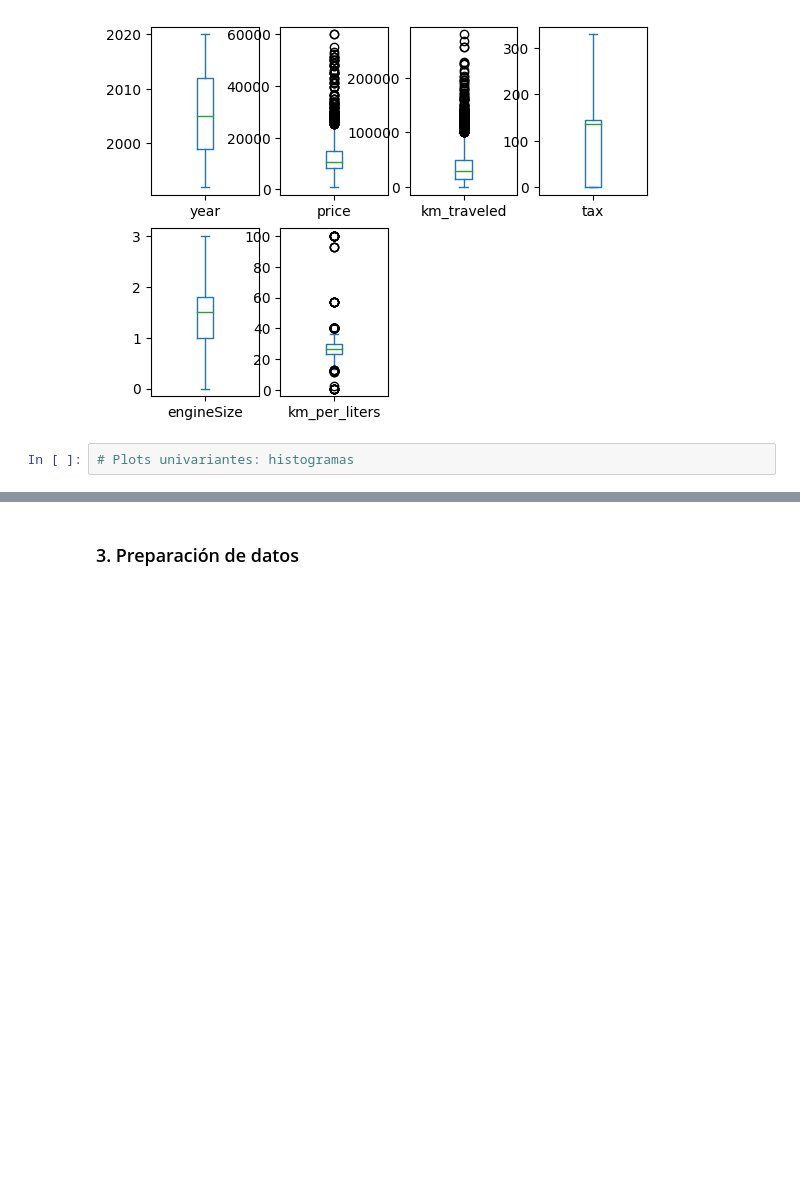
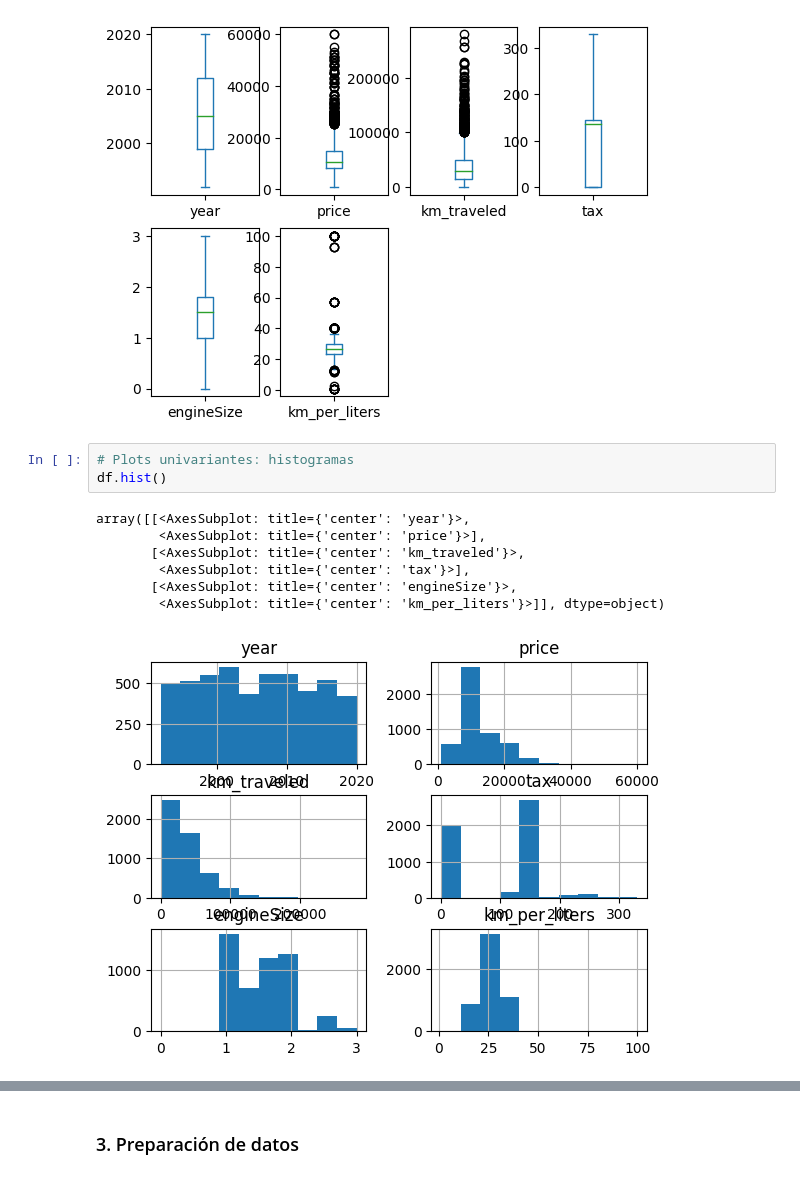
Before and after one commit to ricardoahumada/-Pythor_for_Data_Science, a Jupyter notebook: proyecto/project_process.ipynb, the cells around one changed output, grey strips where cells are left out. Saved outputs shown, nothing was run; the diff lists cells and outputs as text; blank space fills up the shorter version.

```diff
--- a/proyecto/project_process.ipynb
+++ b/proyecto/project_process.ipynb
@@ -64,4 +64,13 @@ dtype: object
 [figure]
 # %%
 # Plots univariantes: histogramas
+df.hist()
+# %% [output]
+array([[<AxesSubplot: title={'center': 'year'}>,
+        <AxesSubplot: title={'center': 'price'}>],
+       [<AxesSubplot: title={'center': 'km_traveled'}>,
+        <AxesSubplot: title={'center': 'tax'}>],
+       [<AxesSubplot: title={'center': 'engineSize'}>,
+        <AxesSubplot: title={'center': 'km_per_liters'}>]], dtype=object)
+[figure, added]
 # %%
```
Also changed, not shown: parts of 5 cells of this notebook.
